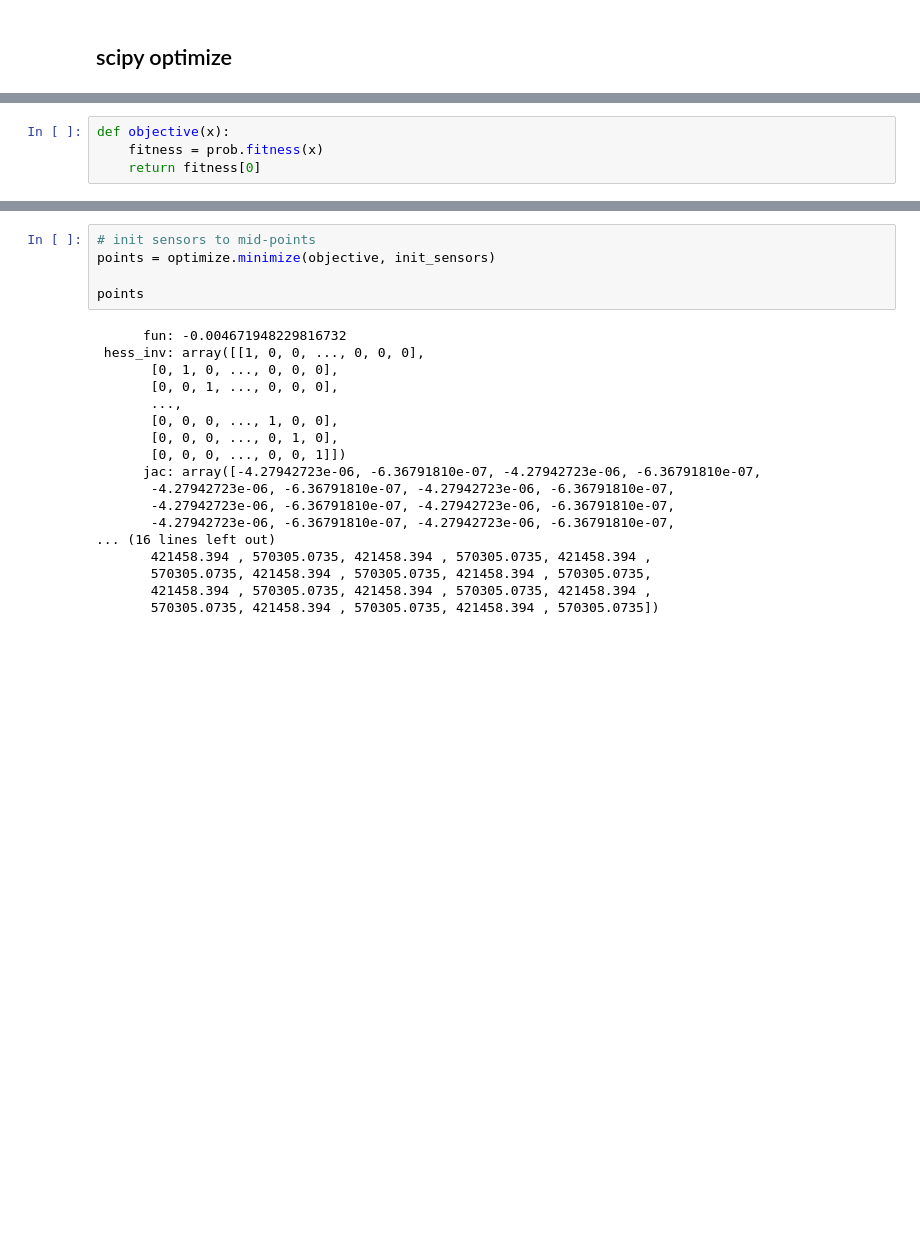
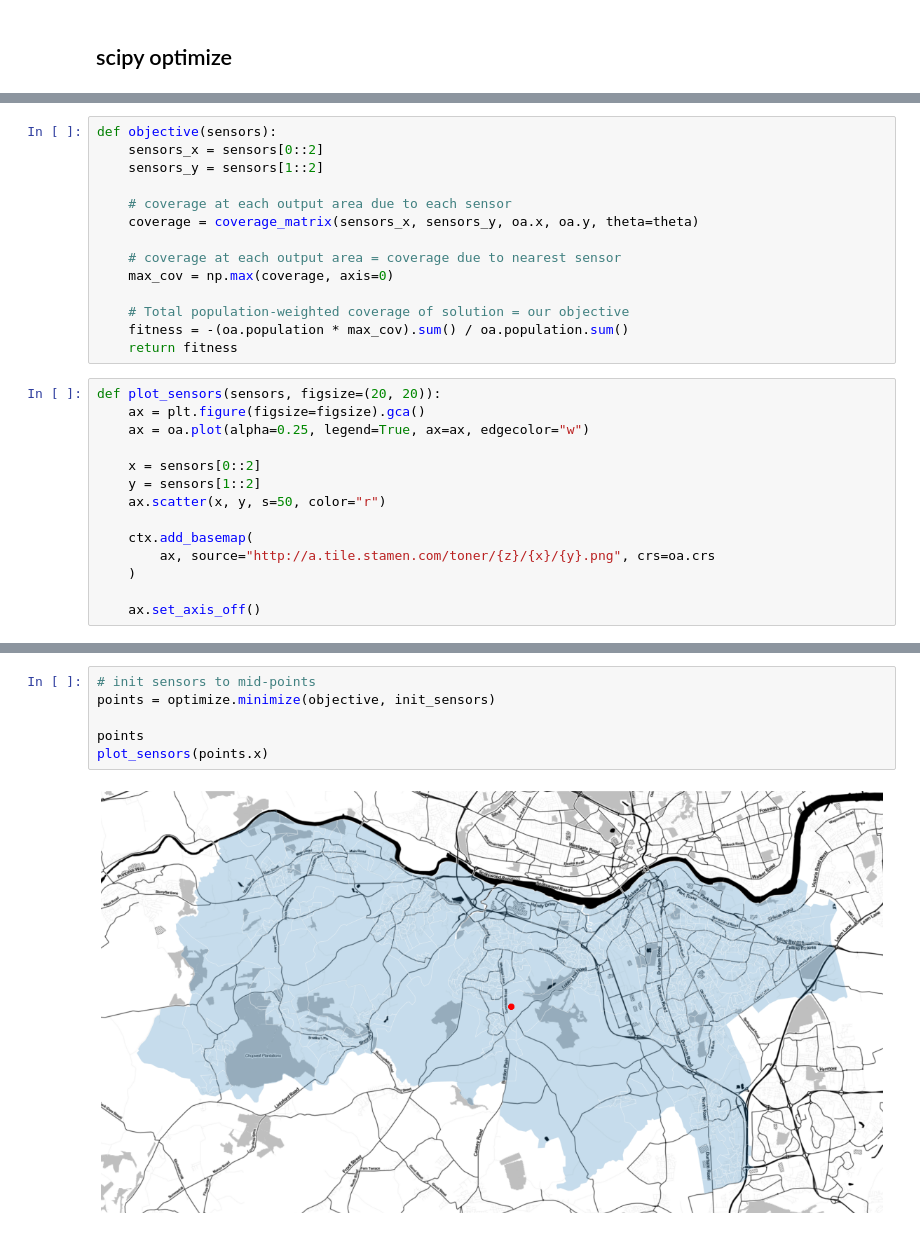
Before and after one commit to alan-turing-institute/spatial-inequality, a Jupyter notebook: notebooks/optimisation_scipy.ipynb, the cells around one changed output, grey strips where cells are left out. Drawn from its saved outputs; the diff is of its cells as text; blank space fills up the shorter version.

```diff
--- a/notebooks/optimisation_scipy.ipynb
+++ b/notebooks/optimisation_scipy.ipynb
@@ -248,5 +141,29 @@ prob = population_optimisation(centroids,
-# %%
-def objective(x):
-    fitness = prob.fitness(x)
-    return fitness[0]
+# %%
+def objective(sensors):
+    sensors_x = sensors[0::2]
+    sensors_y = sensors[1::2]
+
+    # coverage at each output area due to each sensor
+    coverage = coverage_matrix(sensors_x, sensors_y, oa.x, oa.y, theta=theta)
+
+    # coverage at each output area = coverage due to nearest sensor
+    max_cov = np.max(coverage, axis=0)
+
+    # Total population-weighted coverage of solution = our objective
+    fitness = -(oa.population * max_cov).sum() / oa.population.sum()
+    return fitness
+# %%
+def plot_sensors(sensors, figsize=(20, 20)):
+    ax = plt.figure(figsize=figsize).gca()
+    ax = oa.plot(alpha=0.25, legend=True, ax=ax, edgecolor="w")
+
+    x = sensors[0::2]
+    y = sensors[1::2]
+    ax.scatter(x, y, s=50, color="r")
+
+    ctx.add_basemap(
+        ax, source="http://a.tile.stamen.com/toner/{z}/{x}/{y}.png", crs=oa.crs
+    )
+
+    ax.set_axis_off()
 # %%
@@ -267,24 +184,9 @@ sensor_bounds = [x_range if x%2==0 else y_range for x in range(2*n_sensors)]
 # %%
 # init sensors to mid-points
 points = optimize.minimize(objective, init_sensors)
 
 points
+plot_sensors(points.x)
 # %% [output]
-      fun: -0.004671948229816732
- hess_inv: array([[1, 0, 0, ..., 0, 0, 0],
-       [0, 1, 0, ..., 0, 0, 0],
-       [0, 0, 1, ..., 0, 0, 0],
-       ...,
-       [0, 0, 0, ..., 1, 0, 0],
-       [0, 0, 0, ..., 0, 1, 0],
-       [0, 0, 0, ..., 0, 0, 1]])
-      jac: array([-4.27942723e-06, -6.36791810e-07, -4.27942723e-06, -6.36791810e-07,
-       -4.27942723e-06, -6.36791810e-07, -4.27942723e-06, -6.36791810e-07,
-       -4.27942723e-06, -6.36791810e-07, -4.27942723e-06, -6.36791810e-07,
-       -4.27942723e-06, -6.36791810e-07, -4.27942723e-06, -6.36791810e-07,
-... (16 lines left out)
-       421458.394 , 570305.0735, 421458.394 , 570305.0735, 421458.394 ,
-       570305.0735, 421458.394 , 570305.0735, 421458.394 , 570305.0735,
-       421458.394 , 570305.0735, 421458.394 , 570305.0735, 421458.394 ,
-       570305.0735, 421458.394 , 570305.0735, 421458.394 , 570305.0735])
+[figure, added]
 # %%
```
Also changed, not shown: parts of 20 cells of this notebook, 13 other files.
